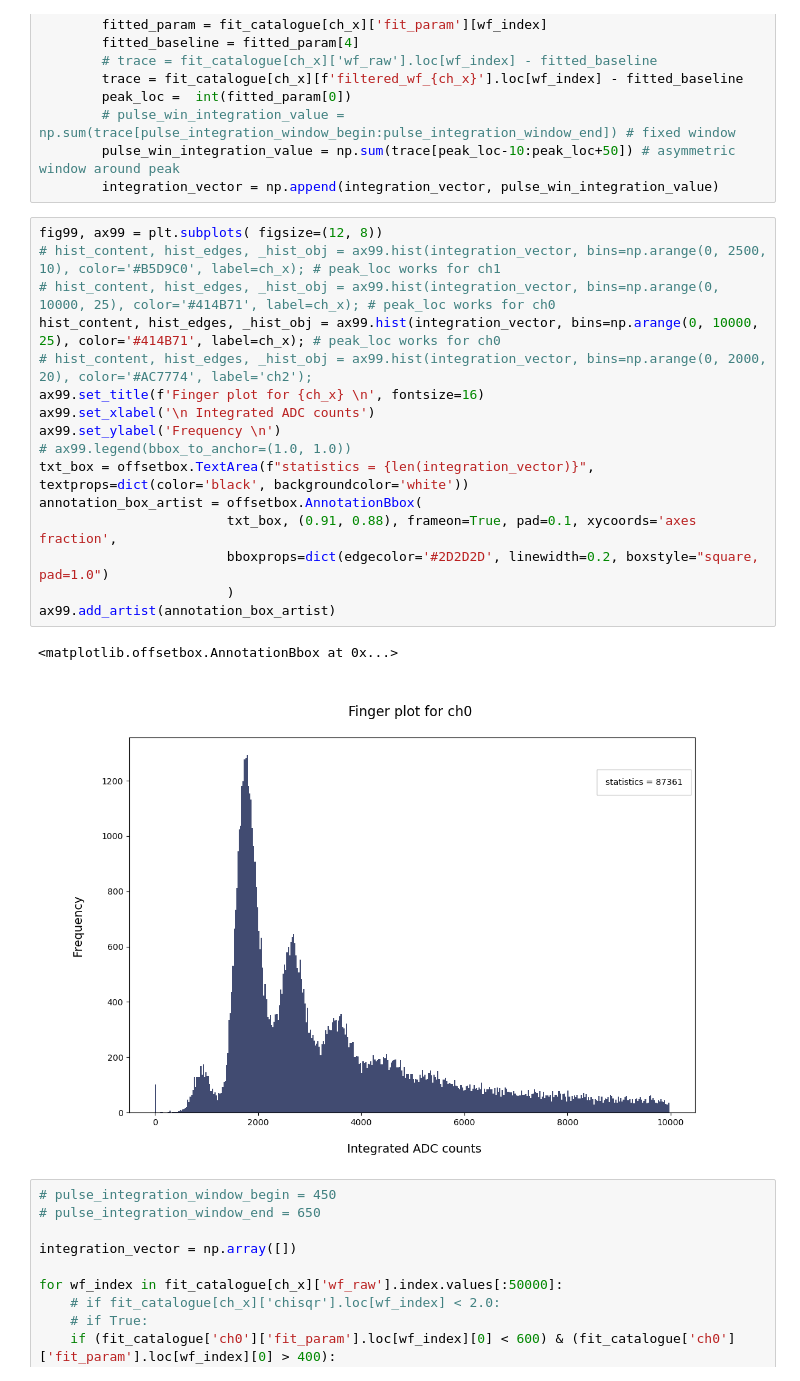
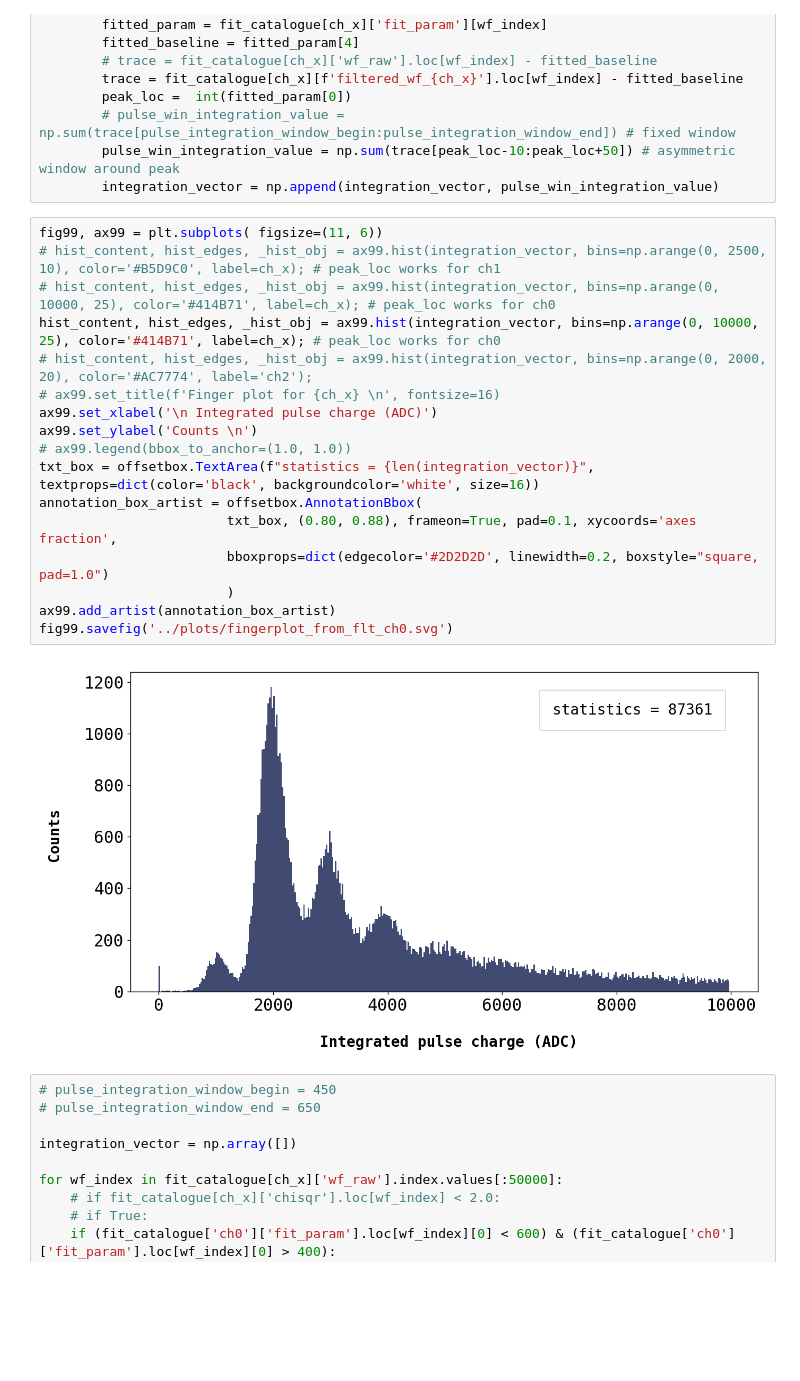
Before and after one commit to sarthchoudhary/ArGCAT, a Jupyter notebook: notebooks/histogram_pulse_param.ipynb, the cells around one changed output. Cells and saved outputs as stored; diff of their text form; blank space fills up the shorter version.

```diff
--- a/notebooks/histogram_pulse_param.ipynb
+++ b/notebooks/histogram_pulse_param.ipynb
@@ -747,24 +765,24 @@ for wf_index in fit_catalogue[ch_x]['wf_raw'].index.values:
         pulse_win_integration_value = np.sum(trace[peak_loc-10:peak_loc+50]) # asymmetric window around peak
         integration_vector = np.append(integration_vector, pulse_win_integration_value)
 # %%
-fig99, ax99 = plt.subplots( figsize=(12, 8))
+fig99, ax99 = plt.subplots( figsize=(11, 6))
 # hist_content, hist_edges, _hist_obj = ax99.hist(integration_vector, bins=np.arange(0, 2500, 10), color='#B5D9C0', label=ch_x); # peak_loc works for ch1
 # hist_content, hist_edges, _hist_obj = ax99.hist(integration_vector, bins=np.arange(0, 10000, 25), color='#414B71', label=ch_x); # peak_loc works for ch0
 hist_content, hist_edges, _hist_obj = ax99.hist(integration_vector, bins=np.arange(0, 10000, 25), color='#414B71', label=ch_x); # peak_loc works for ch0
 # hist_content, hist_edges, _hist_obj = ax99.hist(integration_vector, bins=np.arange(0, 2000, 20), color='#AC7774', label='ch2');
-ax99.set_title(f'Finger plot for {ch_x} \n', fontsize=16)
-ax99.set_xlabel('\n Integrated ADC counts')
-ax99.set_ylabel('Frequency \n')
+# ax99.set_title(f'Finger plot for {ch_x} \n', fontsize=16)
+ax99.set_xlabel('\n Integrated pulse charge (ADC)')
+ax99.set_ylabel('Counts \n')
 # ax99.legend(bbox_to_anchor=(1.0, 1.0))
-txt_box = offsetbox.TextArea(f"statistics = {len(integration_vector)}", textprops=dict(color='black', backgroundcolor='white'))
+txt_box = offsetbox.TextArea(f"statistics = {len(integration_vector)}", textprops=dict(color='black', backgroundcolor='white', size=16))
 annotation_box_artist = offsetbox.AnnotationBbox(
-                        txt_box, (0.91, 0.88), frameon=True, pad=0.1, xycoords='axes fraction',
+                        txt_box, (0.80, 0.88), frameon=True, pad=0.1, xycoords='axes fraction',
                         bboxprops=dict(edgecolor='#2D2D2D', linewidth=0.2, boxstyle="square, pad=1.0")
                         )
 ax99.add_artist(annotation_box_artist)
+fig99.savefig('../plots/fingerplot_from_flt_ch0.svg')
 # %% [output]
-<matplotlib.offsetbox.AnnotationBbox at 0x...>
-[figure, old version]
+[figure, new version]
 # %%
 # pulse_integration_window_begin = 450
 # pulse_integration_window_end = 650
```
Also changed, not shown: parts of 34 cells of this notebook.
